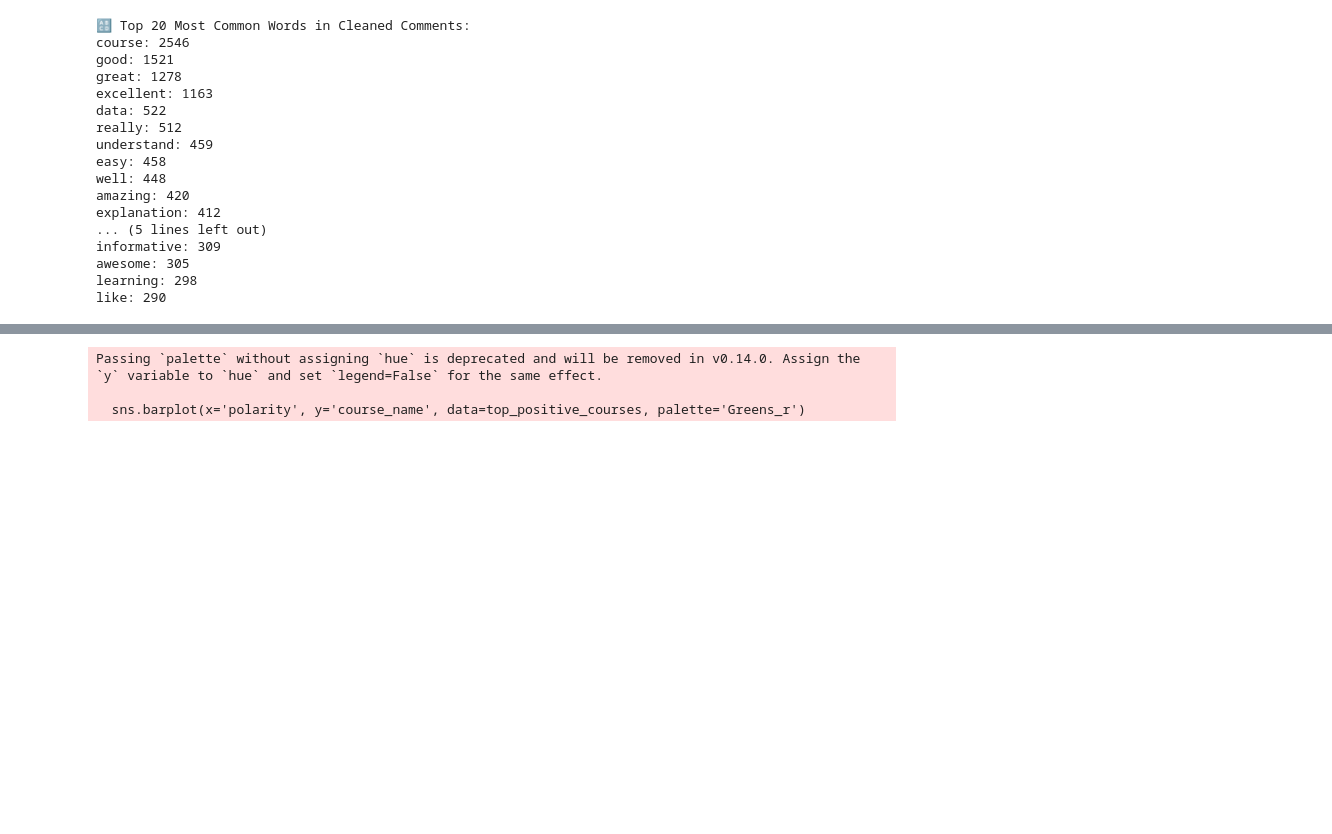
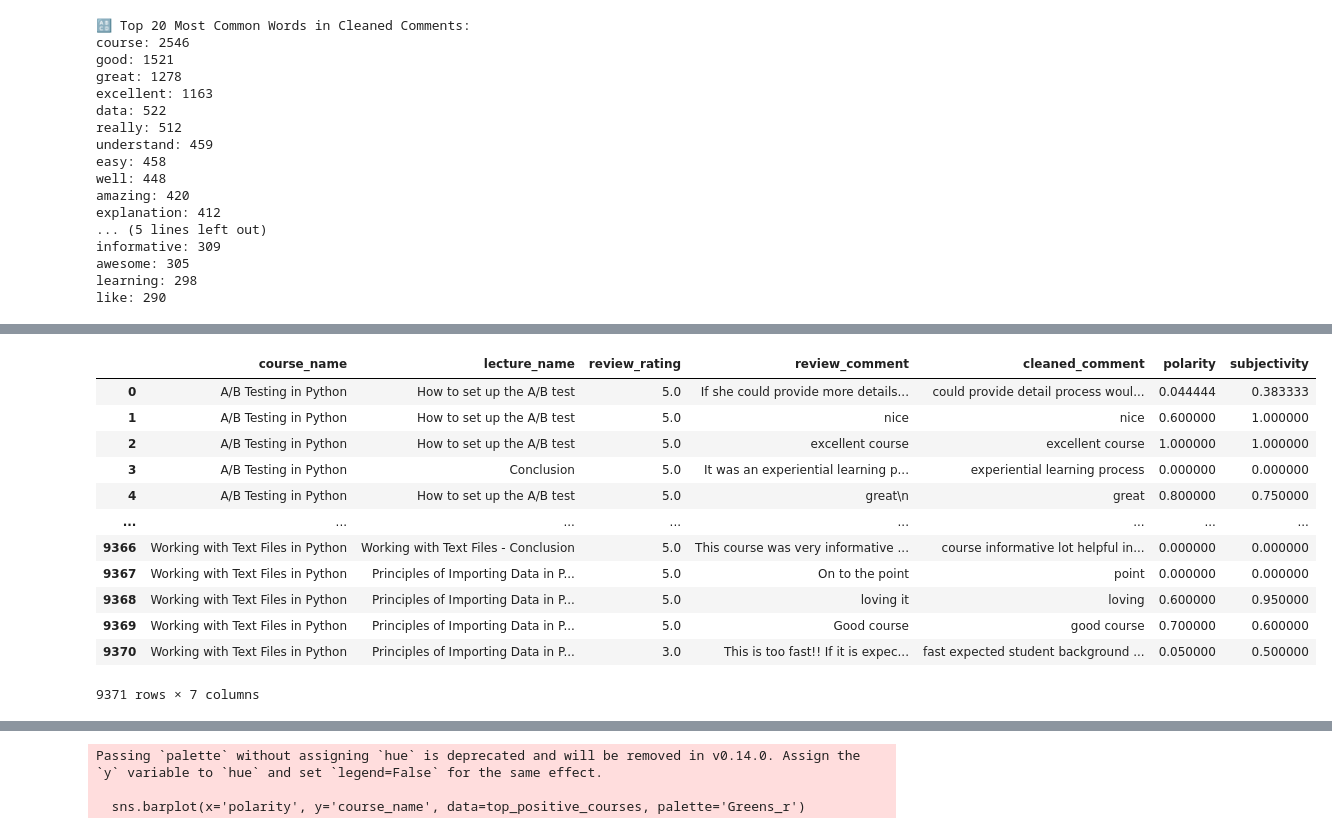
Before and after one commit to chetanbhanushalii/data-science, a Jupyter notebook: Practice Projects/Sentiment_Analysis.ipynb, the cells around one changed output, grey strips where cells are left out. Drawn from its saved outputs; the diff is of its cells as text; code cells hidden in the pictures; blank space fills up the shorter version.

```diff
--- a/Practice Projects/Sentiment_Analysis.ipynb
+++ b/Practice Projects/Sentiment_Analysis.ipynb
@@ -329,6 +330,22 @@ sentiment_scores = non_null_comments.apply(analyze_sentiment)
 # Split into two new columns
 df_cleaned.loc[non_null_comments.index, 'polarity'] = sentiment_scores.apply(lambda x: x[0])
 df_cleaned.loc[non_null_comments.index, 'subjectivity'] = sentiment_scores.apply(lambda x: x[1])
+# %%
+df_cleaned
+# %% [output]
+|  | course_name | lecture_name | review_rating | review_comment | cleaned_comment | polarity | subjectivity |
+| 0 | A/B Testing in Python | How to set up the A/B test | 5.0 | If she could provide more details... | could provide detail process woul... | 0.044444 | 0.383333 |
+| 1 | A/B Testing in Python | How to set up the A/B test | 5.0 | nice | nice | 0.600000 | 1.000000 |
+| 2 | A/B Testing in Python | How to set up the A/B test | 5.0 | excellent course | excellent course | 1.000000 | 1.000000 |
+| 3 | A/B Testing in Python | Conclusion | 5.0 | It was an experiential learning p... | experiential learning process | 0.000000 | 0.000000 |
+| 4 | A/B Testing in Python | How to set up the A/B test | 5.0 | great\n | great | 0.800000 | 0.750000 |
+| ... | ... | ... | ... | ... | ... | ... | ... |
+| 9366 | Working with Text Files in Python | Working with Text Files - Conclusion | 5.0 | This course was very informative ... | course informative lot helpful in... | 0.000000 | 0.000000 |
+| 9367 | Working with Text Files in Python | Principles of Importing Data in P... | 5.0 | On to the point | point | 0.000000 | 0.000000 |
+| 9368 | Working with Text Files in Python | Principles of Importing Data in P... | 5.0 | loving it | loving | 0.600000 | 0.950000 |
+| 9369 | Working with Text Files in Python | Principles of Importing Data in P... | 5.0 | Good course | good course | 0.700000 | 0.600000 |
+| 9370 | Working with Text Files in Python | Principles of Importing Data in P... | 3.0 | This is too fast!! If it is expec... | fast expected student background ... | 0.050000 | 0.500000 |
+9371 rows × 7 columns
 # %%
 # Basic stats
 print("\n📈 Sentiment Summary:")
```
Also changed, not shown: parts of 24 cells of this notebook, 1 other file.
